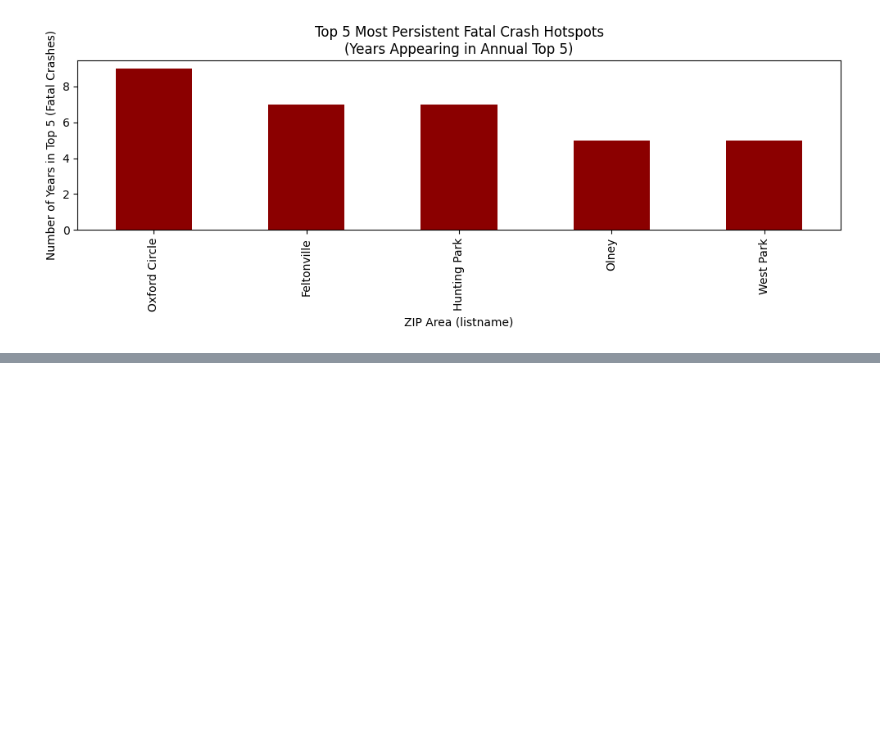
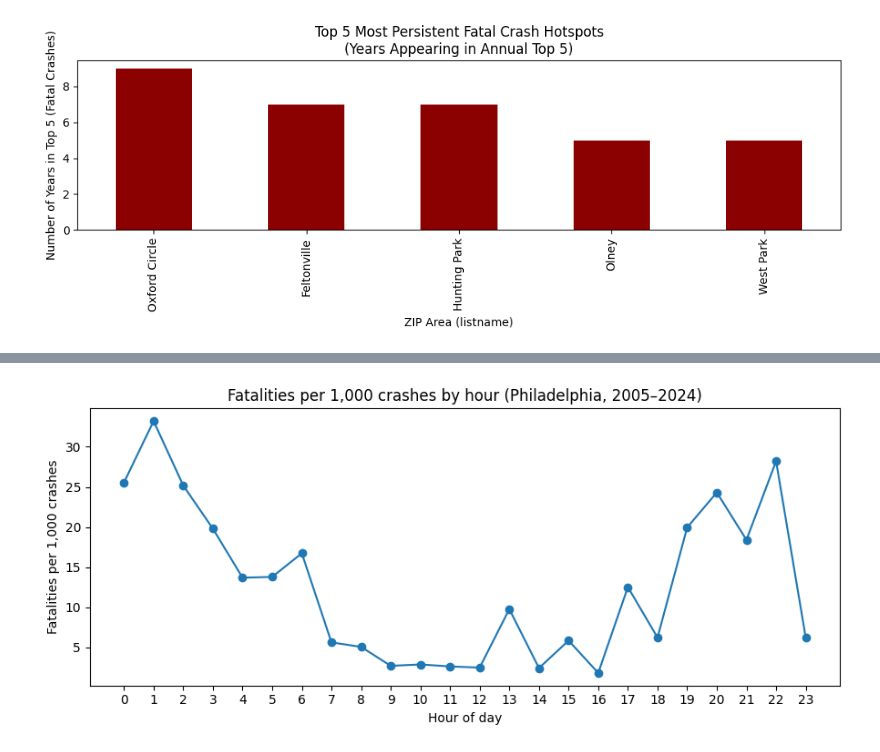
Before and after one commit to dpark2380/comm3180_S26_Blog, a Jupyter notebook: posts/blog_04_crash/DOW4_crash.ipynb, the cells around one changed output, grey strips where cells are left out. Saved outputs shown, nothing was run; the diff lists cells and outputs as text; code cells hidden in the pictures; blank space fills up the shorter version.

```diff
--- a/posts/blog_04_crash/DOW4_crash.ipynb
+++ b/posts/blog_04_crash/DOW4_crash.ipynb
@@ -597,0 +371,20 @@ https://www.dallashartman.com/blog/2019/01/deadly-roads-pa/
+# %%
+hour = (
+    df.groupby('HOUR_OF_DAY')
+      .agg(crashes=('CRN','count'),
+           fatalities=('FATAL_COUNT','sum'),
+           injuries=('TOT_INJ_COUNT','sum'))
+)
+
+hour['fatalities_per_1000_crashes'] = 1000 * hour['fatalities'] / hour['crashes']
+
+plt.figure(figsize=(9,4))
+plt.plot(hour.index, hour['fatalities_per_1000_crashes'], marker='o')
+plt.title("Fatalities per 1,000 crashes by hour (Philadelphia, 2005–2024)")
+plt.xlabel("Hour of day")
+plt.ylabel("Fatalities per 1,000 crashes")
+plt.xticks(range(0,24))
+plt.tight_layout()
+plt.show()
+# %% [output]
+[figure, added]
```
Also changed, not shown: parts of 30 cells of this notebook.
